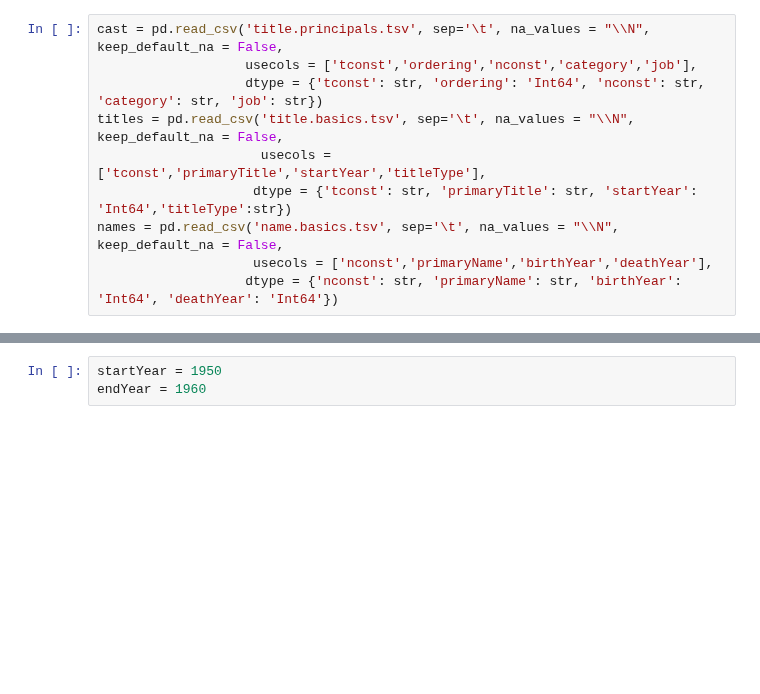
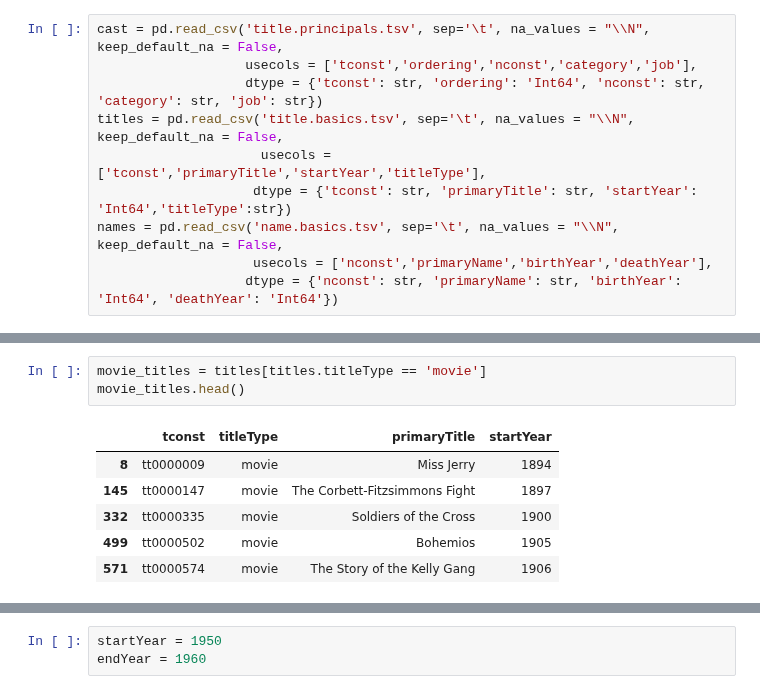
Before and after one commit to MaximeKan/Statistical-Modeling, a Jupyter notebook: Actors_movie_counts.ipynb, the cells around one changed output, grey strips where cells are left out. Saved outputs shown, nothing was run; the diff lists cells and outputs as text; blank space fills up the shorter version.

```diff
--- a/Actors_movie_counts.ipynb
+++ b/Actors_movie_counts.ipynb
@@ -68,0 +60,10 @@ names = pd.read_csv('name.basics.tsv', sep='\t', na_values = "\\N", keep_default
+# %%
+movie_titles = titles[titles.titleType == 'movie']
+movie_titles.head()
+# %% [output]
+|  | tconst | titleType | primaryTitle | startYear |
+| 8 | tt0000009 | movie | Miss Jerry | 1894 |
+| 145 | tt0000147 | movie | The Corbett-Fitzsimmons Fight | 1897 |
+| 332 | tt0000335 | movie | Soldiers of the Cross | 1900 |
+| 499 | tt0000502 | movie | Bohemios | 1905 |
+| 571 | tt0000574 | movie | The Story of the Kelly Gang | 1906 |
```
Also changed, not shown: parts of 68 cells of this notebook.
